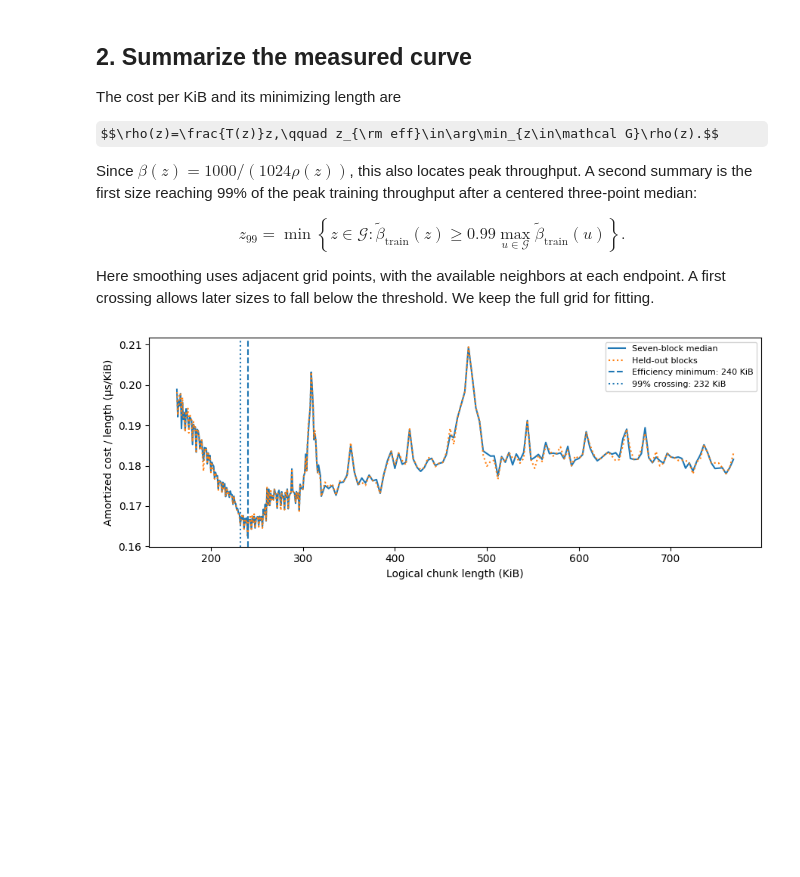
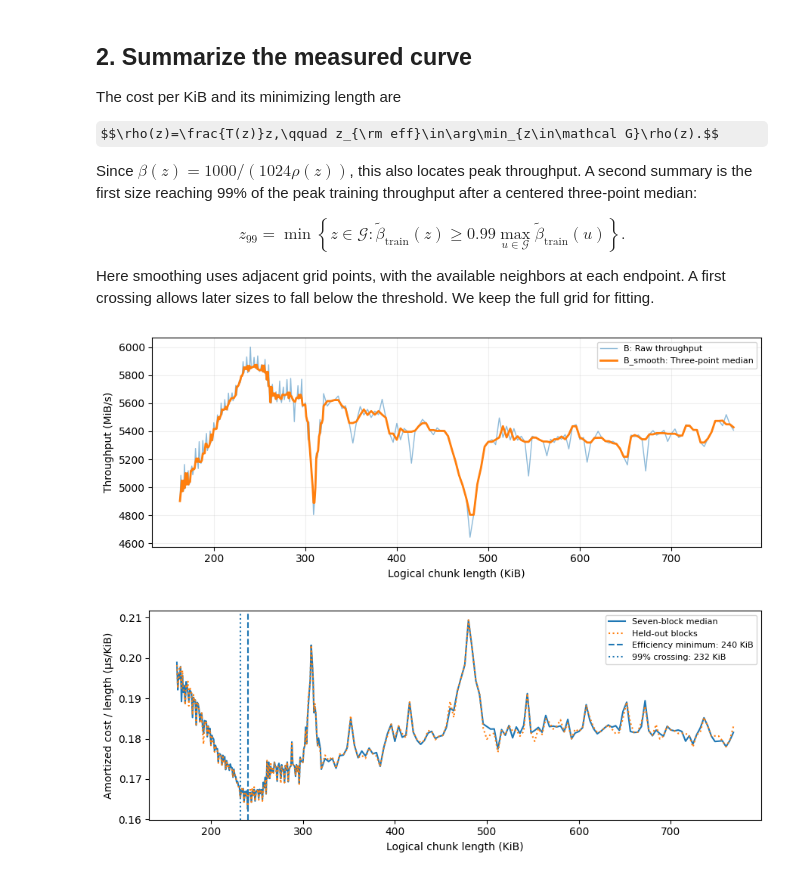
Before and after one commit to yabsed/vlm-in-flash-jupyter, a Jupyter notebook: results/01/01_02_chunk_latency.ipynb, the cells around one changed output. Cells and saved outputs as stored; diff of their text form; code cells hidden in the pictures; some formulas as TeX source; blank space fills up the shorter version.

```diff
--- a/results/01/01_02_chunk_latency.ipynb
+++ b/results/01/01_02_chunk_latency.ipynb
@@ -81,6 +81,38 @@ B_smooth = pd.Series(B).rolling(3, center=True, min_periods=1).median().to_numpy
 # that reaches 99% of the
 # peak smoothed (throughput_kib_ms)
 z_99 = z[np.flatnonzero(B_smooth >= .99 * B_smooth.max())[0]]
+# %%
+# hide small chunks
+zoom = (z >= 0.7 * min(z_eff, z_99))
+
+# Compare raw throughput with the three-point median.
+plt.figure(figsize=(9, 3.5))
+
+plt.plot(
+    z[zoom],
+    B[zoom],
+    color="tab:blue",
+    alpha=0.5,
+    linewidth=1,
+    label="B: Raw throughput",
+)
+plt.plot(
+    z[zoom],
+    B_smooth[zoom],
+    color="tab:orange",
+    linewidth=2,
+    label="B_smooth: Three-point median",
+)
+
+plt.xlabel("Logical chunk length (KiB)")
+plt.ylabel("Throughput (MiB/s)")
+plt.legend(fontsize=8)
+plt.grid(alpha=0.2)
+
+plt.tight_layout()
+plt.show()
+# %% [output]
+[figure, added]
 # %%
 # hide small chunks
 zoom = (z >= 0.7 * min(z_eff, z_99))
```
Also changed, not shown: parts of 13 cells of this notebook.
